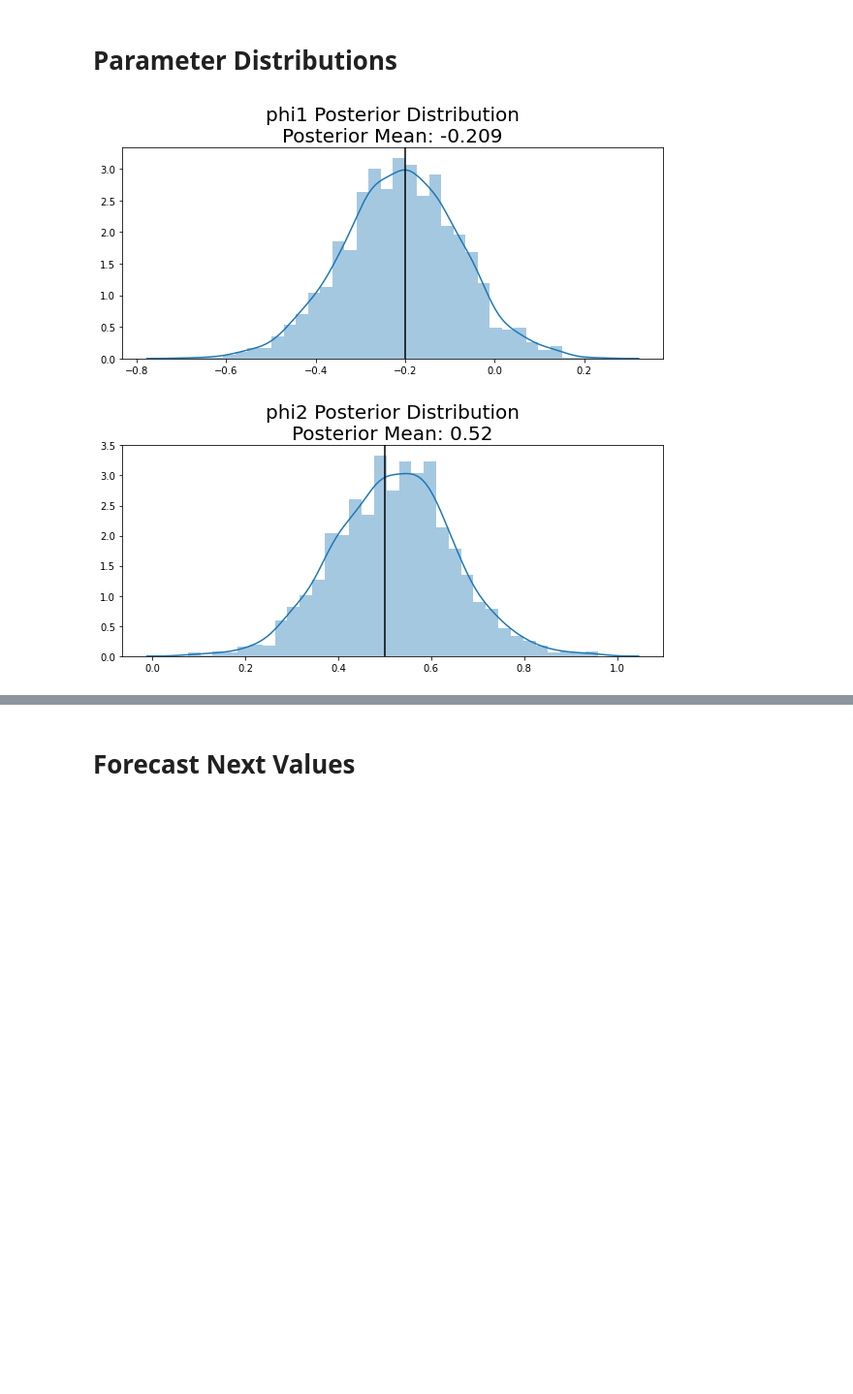
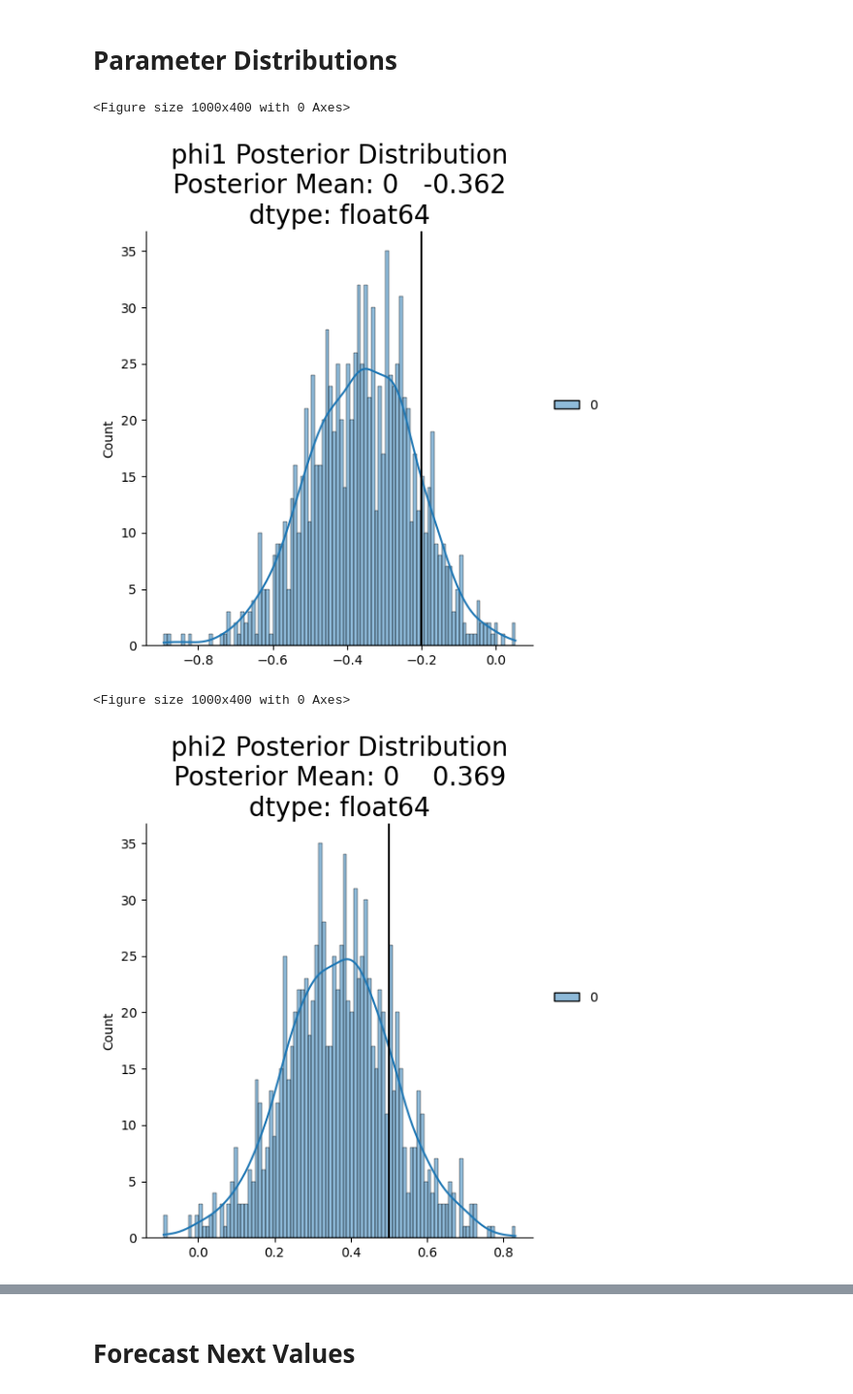
Before and after one commit to SalK91/time_series_101, a Jupyter notebook: 9_bayesian_time_series.ipynb, the cells around one changed output, grey strips where cells are left out. Shown: that part at 97% size. Saved outputs shown, nothing was run; the diff lists cells and outputs as text; code cells hidden in the pictures; blank space fills up the shorter version.

```diff
--- a/9_bayesian_time_series.ipynb
+++ b/9_bayesian_time_series.ipynb
@@ -104,25 +98,29 @@ Sampling 2 chains for 1_000 tune and 1_000 draw iterations (2_000 + 2_000 draws
+# %%
+phi1_vals = pd.DataFrame(trace.posterior["phi"][0,:,0])
+phi2_vals = pd.DataFrame(trace.posterior["phi"][0,:,1])
+sigma_vals = pd.DataFrame(trace.posterior["sigma"][0,:])
 # %%
-phi1_vals = trace.get_values('phi')[:,0]
-phi2_vals = trace.get_values('phi')[:,1]
-sigma_vals = trace.get_values('sigma')
+plt.figure(figsize=(10,4))
+sns.displot(phi1_vals, kde=True, bins=100)
+plt.title("phi1")
+plt.axvline(true_phi_1, color='k')
+plt.title('phi1 Posterior Distribution\nPosterior Mean: %s'% round(phi1_vals.mean(), 3), fontsize=20)
+plt.show()
+
 
 plt.figure(figsize=(10,4))
-sns.distplot(phi1_vals)
-plt.axvline(true_phi_1, color='k')
-plt.title('phi1 Posterior Distribution\nPosterior Mean: %s'%round(phi1_vals.mean(), 3), fontsize=20)
-plt.show()
-
-plt.figure(figsize=(10,4))
-sns.distplot(phi2_vals)
+sns.displot(phi2_vals, kde=True, bins=100)
 plt.axvline(true_phi_2, color='k')
 plt.title('phi2 Posterior Distribution\nPosterior Mean: %s'%round(phi2_vals.mean(), 3), fontsize=20)
 plt.show()
 
 plt.figure(figsize=(10,4))
-sns.distplot(sigma_vals)
+sns.displot(sigma_vals, kde=True, bins=100)
 plt.axvline(true_sigma, color='k')
 plt.title('sigma Posterior Distribution\nPosterior Mean: %s'%round(sigma_vals.mean(), 3), fontsize=20)
 plt.show()
 # %% [output]
+<Figure size 1000x400 with 0 Axes>
-[figure, old version]
+[figure, new version]
+<Figure size 1000x400 with 0 Axes>
-[figure, old version]
+[figure, new version]
```
Also changed, not shown: parts of 14 cells of this notebook, 2 other files.
